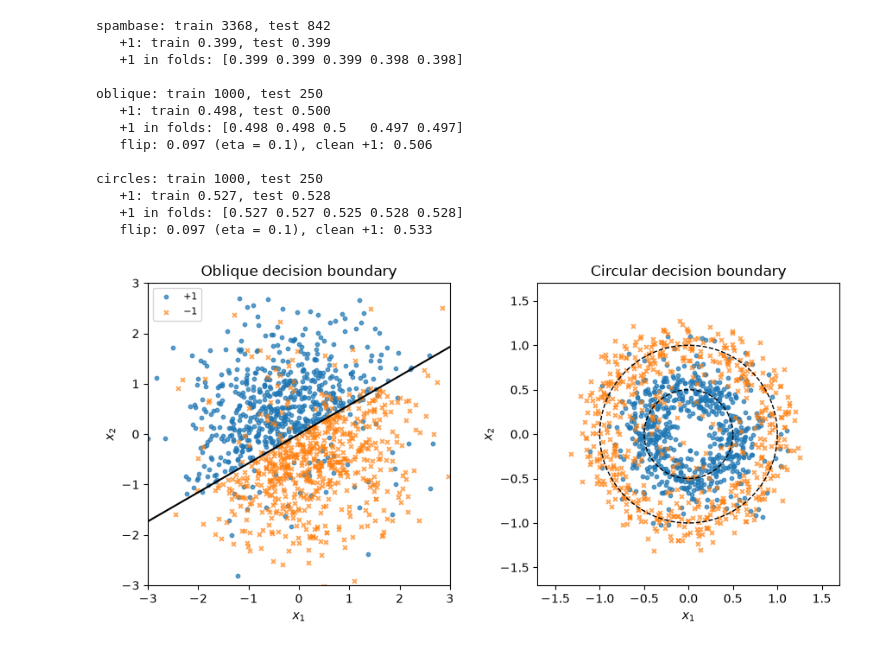
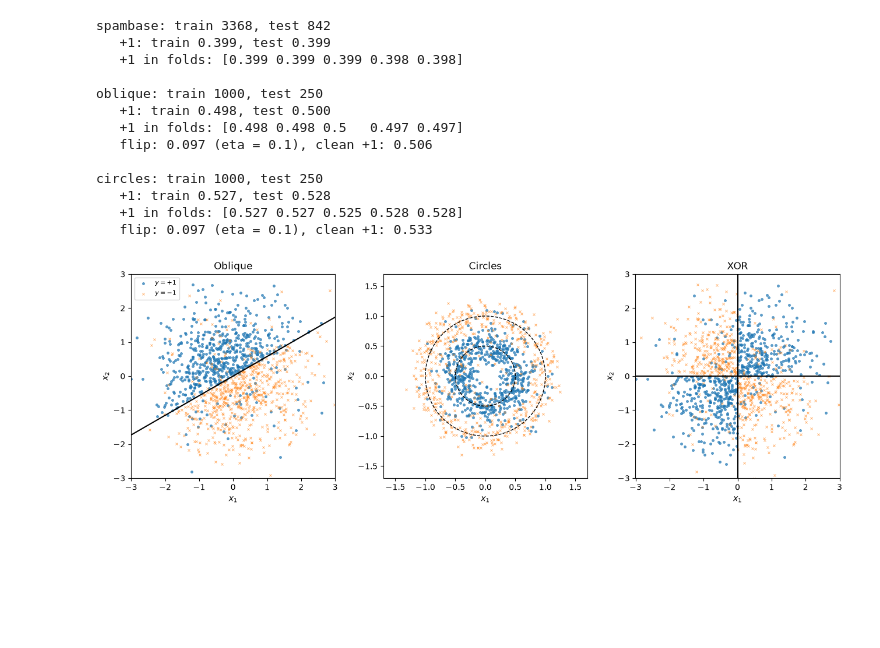
Before and after one commit to MarcoColan01/project-SM4ML2526, a Jupyter notebook: notebooks/1_data.ipynb, the cells around one changed output. Drawn from its saved outputs; the diff is of its cells as text; code cells hidden in the pictures; blank space fills up the shorter version.

Commit message:
Added XOR dataset

```diff
--- a/notebooks/1_data.ipynb
+++ b/notebooks/1_data.ipynb
@@ -49,22 +49,26 @@ circles: train 1000, test 250
    +1 in folds: [0.527 0.527 0.525 0.528 0.528]
    flip: 0.097 (eta = 0.1), clean +1: 0.533
 # %%
-fig, axes = plt.subplots(1, 2, figsize=(9, 4.3))
+fig, axes = plt.subplots(1, 3, figsize=(13, 4.3))
 t = np.linspace(0, 2 * np.pi, 300)
-for ax, kind, lim, title in zip(axes, ("oblique", "circles"), (3.0, 1.7),
-                                ("Oblique decision boundary", "Circular decision boundary")):
+for ax, kind in zip(axes, ("oblique", "circles", "xor")):
     X, y, _ = data.load_synthetic(kind)
-    ax.scatter(*X[y == 1].T, s=10, alpha=0.7, marker="o", label="+1")
-    ax.scatter(*X[y == -1].T, s=12, alpha=0.7, marker="x", label="−1")
+    lim = cfg.LIM[kind]
+    for c, st in cfg.CLASS_STYLE.items():
+        ax.scatter(*X[y == c].T, s=8, alpha=0.7, lw=0.6, **st)
     if kind == "oblique":
         ax.plot([-lim, lim], np.tan(cfg.THETA) * np.array([-lim, lim]), "k", lw=1.5)
-    else:
+    elif kind == "circles":
         for r in (cfg.R_IN, cfg.R_OUT):
             ax.plot(r * np.cos(t), r * np.sin(t), "k--", lw=1)
-    ax.set(title=title, xlabel="$x_1$", ylabel="$x_2$", xlim=(-lim, lim), ylim=(-lim, lim), aspect="equal")
+    else:
+        ax.axhline(0, color="k", lw=1.5)
+        ax.axvline(0, color="k", lw=1.5)
+    ax.set(title=cfg.NAMES[kind], xlabel="$x_1$", ylabel="$x_2$", aspect="equal",
+           xlim=(-lim, lim), ylim=(-lim, lim))
 axes[0].legend(loc="upper left", fontsize=8)
 fig.tight_layout()
-#fig.savefig(cfg.FIG_DIR / "synthetic_datasets.pdf", bbox_inches="tight")
+fig.savefig(cfg.FIG_DIR / "synthetic_datasets.pdf", bbox_inches="tight")
 plt.show()
 # %% [output]
-[figure, old version]
+[figure, new version]
```
Also changed, not shown: 3 other files.
